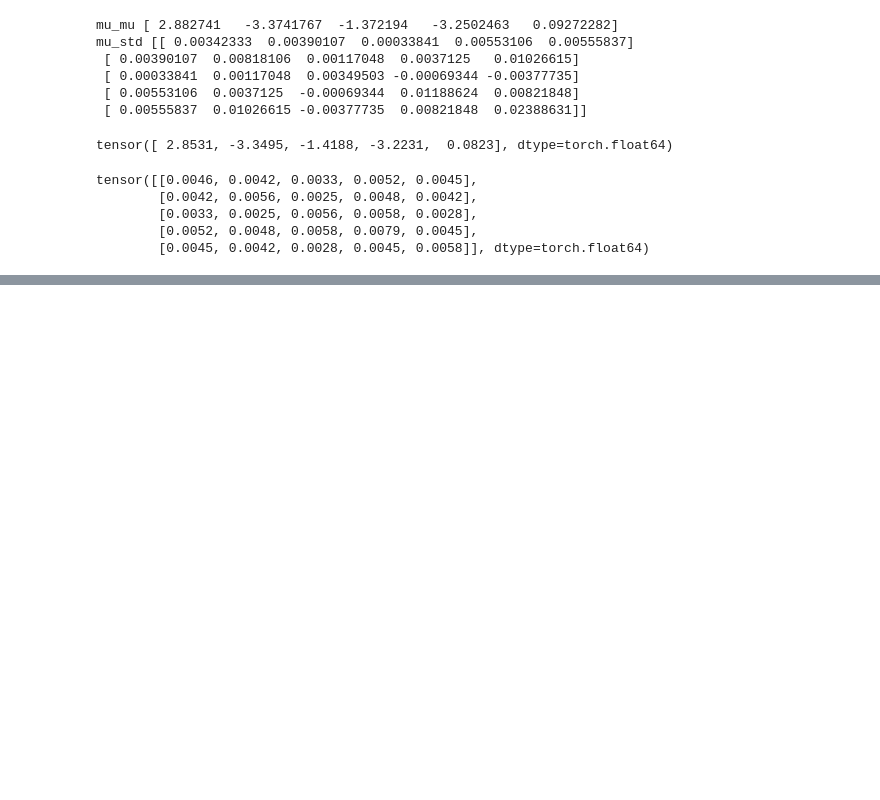
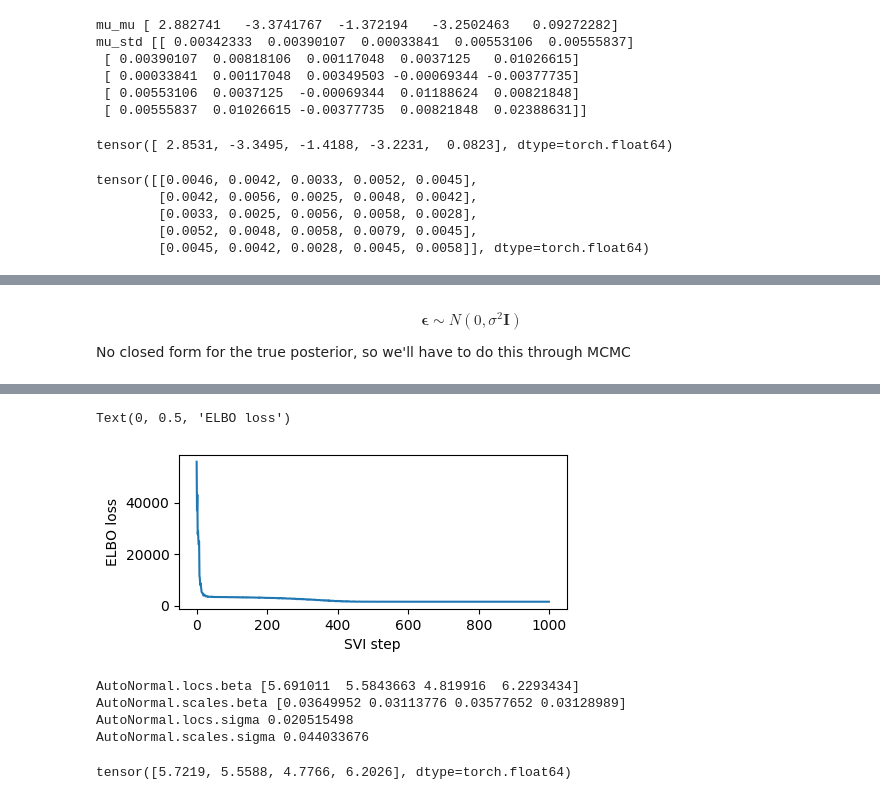
Before and after one commit to kmana1995/BayesianModeling, a Jupyter notebook: ProjectCode.ipynb, the cells around one changed output, grey strips where cells are left out. Drawn from its saved outputs; the diff is of its cells as text; code cells hidden in the pictures; blank space fills up the shorter version.

Commit message:
Added Bayesian regression with SVI - works with autoguide but not with parameterised custom guide yet

```diff
--- a/ProjectCode.ipynb
+++ b/ProjectCode.ipynb
@@ -258,0 +281,4 @@ tensor([[0.0046, 0.0042, 0.0033, 0.0052, 0.0045],
+# %% [markdown]
+$$ \boldsymbol{\epsilon} \sim N(0, \sigma^{2} \boldsymbol{I})$$
+
+No closed form for the true posterior, so we'll have to do this through MCMC
@@ -258,0 +309,15 @@ tensor([[0.0046, 0.0042, 0.0033, 0.0052, 0.0045],
+# %%
+# now that we have data, set up the pyro models and SVI
+
+# define the model:
+def model(beta_prior_locs, beta_prior_scale, sigma_prior_rate, X, y):
+
+    # we essentially have a multivariate gaussian within for the beta vector:
+    beta = pyro.sample("beta", dist.MultivariateNormal(beta_prior_locs, beta_prior_scale))
+
+    mu = torch.matmul(beta, np.transpose(X))
+    # now the variance
+    sigma = pyro.sample("sigma", dist.Exponential(sigma_prior_rate))
+
+    with pyro.plate("data", 1000):
+        return pyro.sample("obs", dist.Normal(mu, sigma), obs=y)
@@ -258,0 +339,30 @@ tensor([[0.0046, 0.0042, 0.0033, 0.0052, 0.0045],
+# %%
+auto_guide = pyro.infer.autoguide.AutoNormal(model)
+# %%
+%%time
+pyro.clear_param_store()
+
+X, y, beta_vector, sigma = bayesian_regression_generator(num_estimators=3,
+                                                         beta_means=torch.zeros(4),
+                                                         noise=3,
+                                                         num_samples=1000)
+
+# These should be reset each training loop.
+svi = pyro.infer.SVI(
+    model=model,
+    guide=auto_guide,
+    optim=pyro.optim.Adam({"lr": 0.1}),
+    loss=pyro.infer.Trace_ELBO())
+
+losses = []
+for step in range(1000 if not smoke_test else 2):  # Consider running for more steps.
+    loss = svi.step(torch.zeros(4), torch.eye(4, 4), 1, X, y)
+    losses.append(loss)
+    if step % 100 == 0:
+        logging.info("Elbo loss: {}".format(loss))
+
+plt.figure(figsize=(5, 2))
+plt.plot(losses)
+plt.xlabel("SVI step")
+plt.ylabel("ELBO loss");
+# %% [output]
@@ -258,0 +380,14 @@ tensor([[0.0046, 0.0042, 0.0033, 0.0052, 0.0045],
+Text(0, 0.5, 'ELBO loss')
+[figure, added]
+# %%
+for name, value in pyro.get_param_store().items():
+    print(name, pyro.param(name).data.cpu().numpy())
+# %% [output]
+AutoNormal.locs.beta [5.691011  5.5843663 4.819916  6.2293434]
+AutoNormal.scales.beta [0.03649952 0.03113776 0.03577652 0.03128989]
+AutoNormal.locs.sigma 0.020515498
+AutoNormal.scales.sigma 0.044033676
+# %%
+beta_vector
+# %% [output]
+tensor([5.7219, 5.5588, 4.7766, 6.2026], dtype=torch.float64)
```
Also changed, not shown: parts of 4 cells of this notebook.
